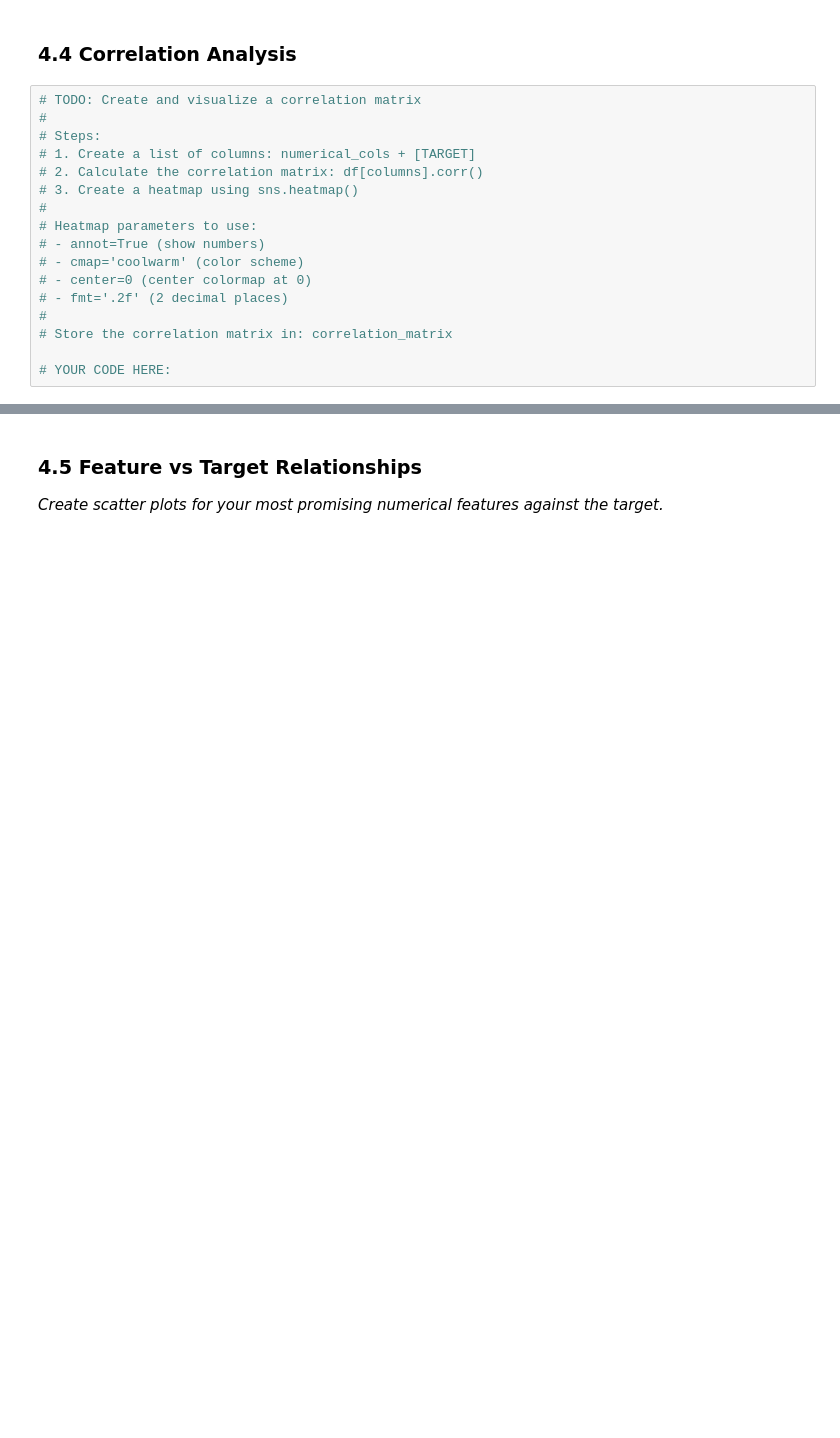
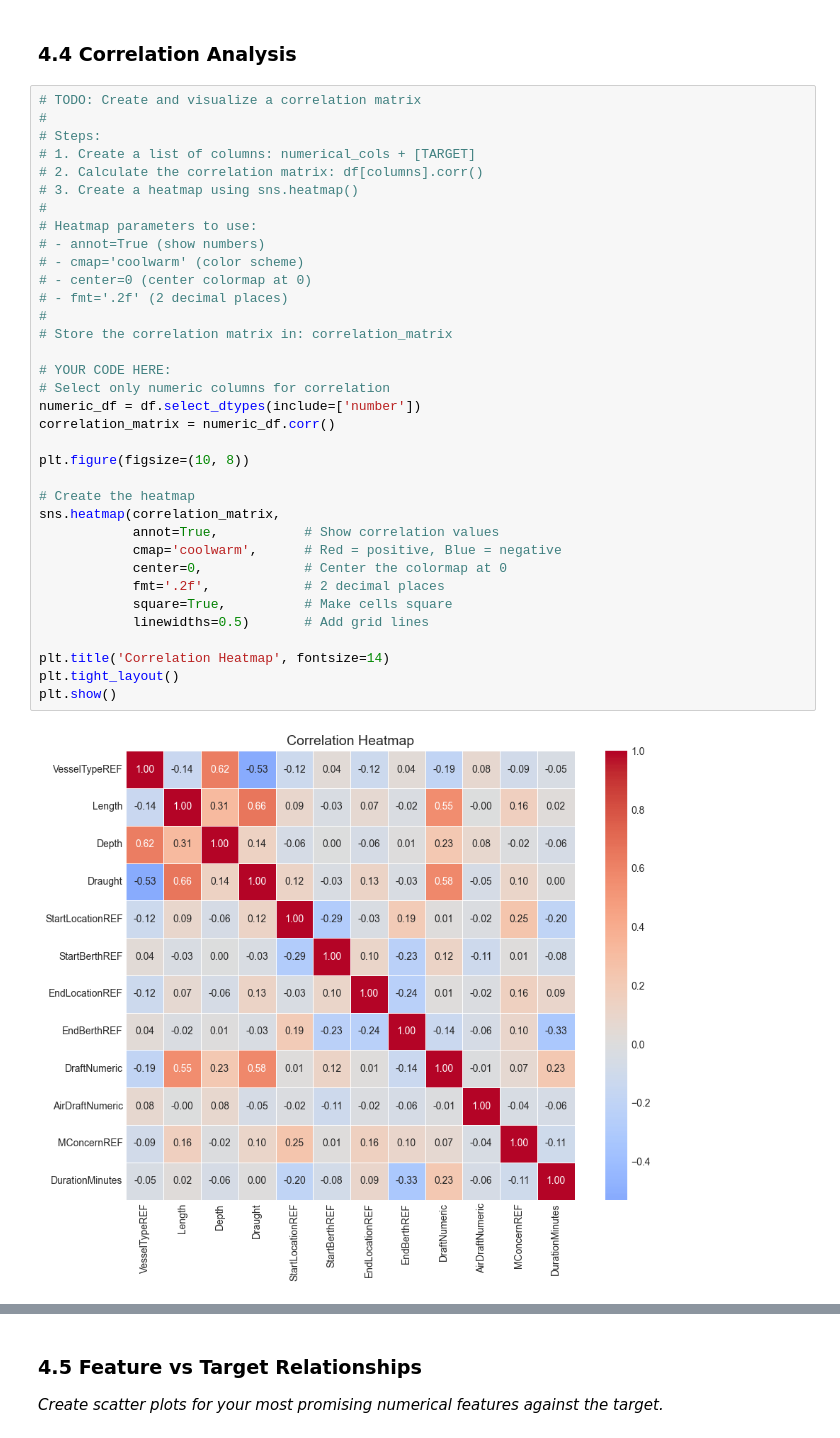
Before and after one commit to fsa-aiml-2511/individual-capstone-ericklanford, a Jupyter notebook: notebooks/01_problem_statement_and_eda.ipynb, the cells around one changed output, grey strips where cells are left out. Cells and saved outputs as stored; diff of their text form; blank space fills up the shorter version.

```diff
--- a/notebooks/01_problem_statement_and_eda.ipynb
+++ b/notebooks/01_problem_statement_and_eda.ipynb
@@ -515,20 +577,40 @@ else:
 # %%
 # TODO: Create and visualize a correlation matrix
 #
 # Steps:
 # 1. Create a list of columns: numerical_cols + [TARGET]
 # 2. Calculate the correlation matrix: df[columns].corr()
 # 3. Create a heatmap using sns.heatmap()
 #
 # Heatmap parameters to use:
 # - annot=True (show numbers)
 # - cmap='coolwarm' (color scheme)
 # - center=0 (center colormap at 0)
 # - fmt='.2f' (2 decimal places)
 #
 # Store the correlation matrix in: correlation_matrix
 
 # YOUR CODE HERE:
+# Select only numeric columns for correlation
+numeric_df = df.select_dtypes(include=['number'])
+correlation_matrix = numeric_df.corr()
+
+plt.figure(figsize=(10, 8))
+
+# Create the heatmap
+sns.heatmap(correlation_matrix,
+            annot=True,           # Show correlation values
+            cmap='coolwarm',      # Red = positive, Blue = negative
+            center=0,             # Center the colormap at 0
+            fmt='.2f',            # 2 decimal places
+            square=True,          # Make cells square
+            linewidths=0.5)       # Add grid lines
+
+plt.title('Correlation Heatmap', fontsize=14)
+plt.tight_layout()
+plt.show()
+# %% [output]
+[figure, added]
 # %%
 # TODO: Extract and analyze correlations with the target variable
 #
```
Also changed, not shown: parts of 8 cells of this notebook.
